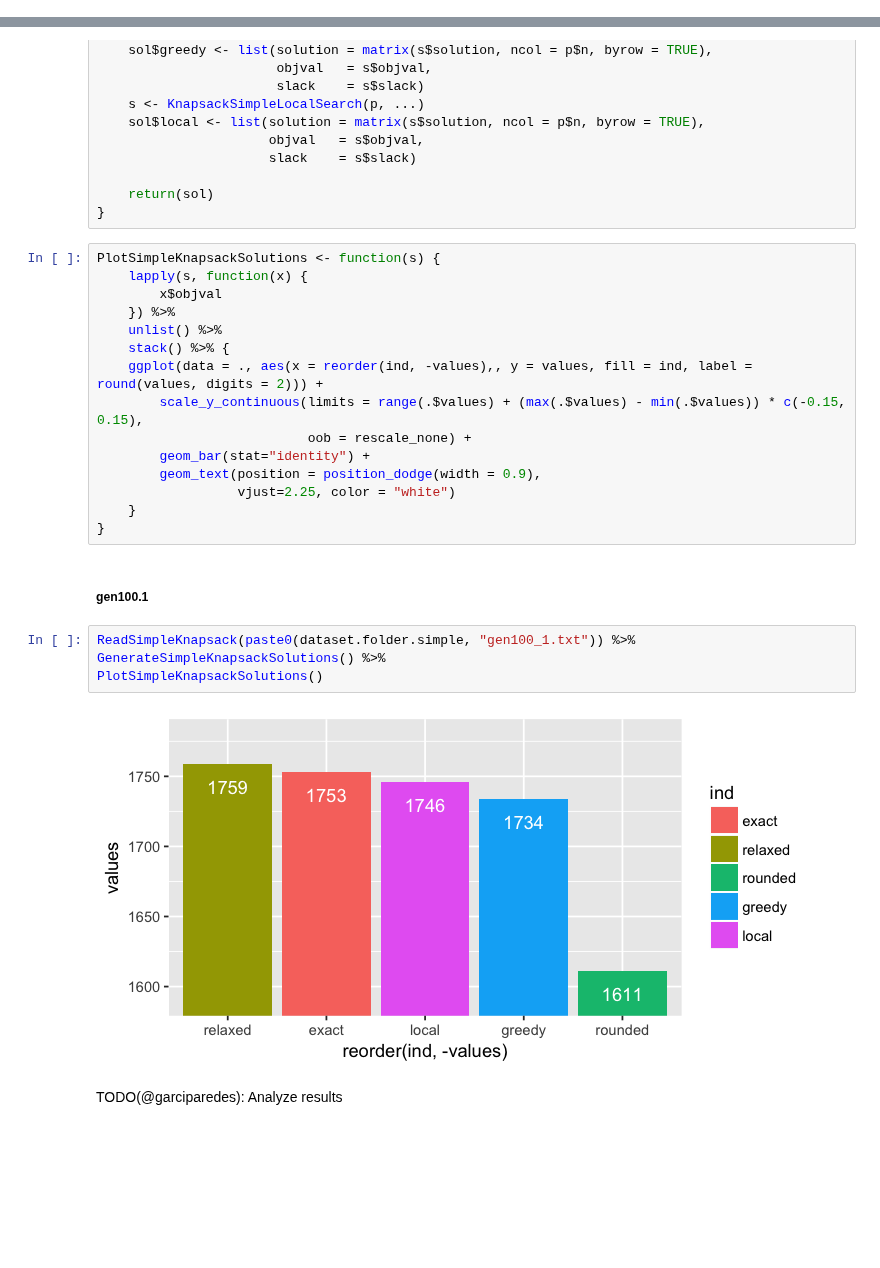
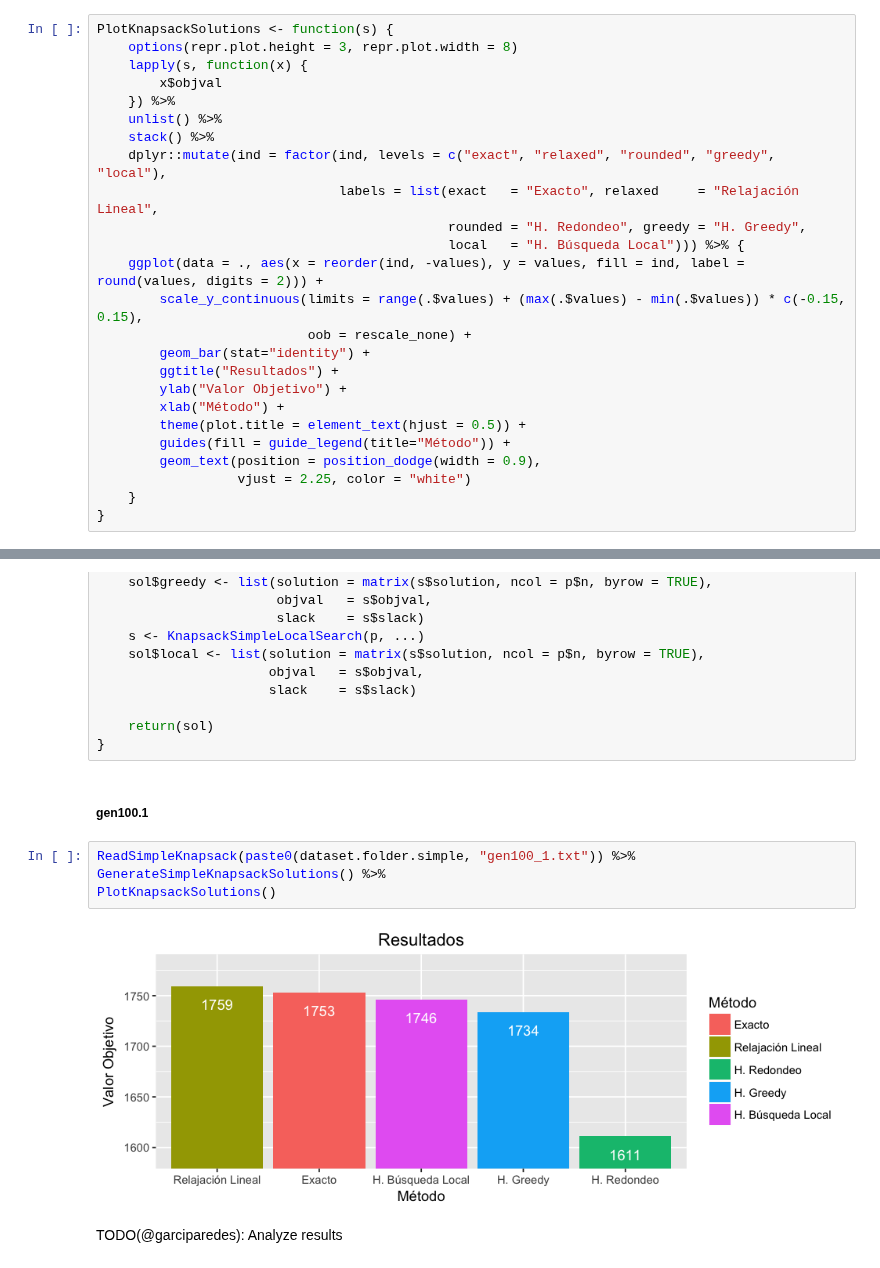
Before and after one commit to garciparedes/integer-programming-heuristics, a Jupyter notebook: integer-programming-knapsack-heuristics.ipynb, the cells around one changed output, grey strips where cells are left out. Drawn from its saved outputs; the diff is of its cells as text; blank space fills up the shorter version.

Commit message:
Done with plotting

```diff
--- a/integer-programming-knapsack-heuristics.ipynb
+++ b/integer-programming-knapsack-heuristics.ipynb
@@ -147,6 +131,31 @@ ReadBinPacking <- function(file.path) {
 Solve <- function(f.obj, f.con, f.dir, f.rhs, ...) {
     Rglpk_solve_LP(f.obj, f.con, f.dir, f.rhs, ...)
 }
+# %%
+PlotKnapsackSolutions <- function(s) {
+    options(repr.plot.height = 3, repr.plot.width = 8)
+    lapply(s, function(x) {
+        x$objval
+    }) %>%
+    unlist() %>%
+    stack() %>%
+    dplyr::mutate(ind = factor(ind, levels = c("exact", "relaxed", "rounded", "greedy", "local"),
+                               labels = list(exact   = "Exacto", relaxed     = "Relajación Lineal",
+                                             rounded = "H. Redondeo", greedy = "H. Greedy",
+                                             local   = "H. Búsqueda Local"))) %>% {
+    ggplot(data = ., aes(x = reorder(ind, -values), y = values, fill = ind, label = round(values, digits = 2))) +
+        scale_y_continuous(limits = range(.$values) + (max(.$values) - min(.$values)) * c(-0.15, 0.15),
+                           oob = rescale_none) +
+        geom_bar(stat="identity") +
+        ggtitle("Resultados") +
+        ylab("Valor Objetivo") +
+        xlab("Método") +
+        theme(plot.title = element_text(hjust = 0.5)) +
+        guides(fill = guide_legend(title="Método")) +
+        geom_text(position = position_dodge(width = 0.9),
+                  vjust = 2.25, color = "white")
+    }
+}
 # %% [markdown]
 ## Problema de la Mochila
 # %% [markdown]
@@ -275,29 +284,14 @@ GenerateSimpleKnapsackSolutions <- function(p, ...) {
 
     return(sol)
 }
-# %%
-PlotSimpleKnapsackSolutions <- function(s) {
-    lapply(s, function(x) {
-        x$objval
-    }) %>%
-    unlist() %>%
-    stack() %>% {
-    ggplot(data = ., aes(x = reorder(ind, -values),, y = values, fill = ind, label = round(values, digits = 2))) +
-        scale_y_continuous(limits = range(.$values) + (max(.$values) - min(.$values)) * c(-0.15, 0.15),
-                           oob = rescale_none) +
-        geom_bar(stat="identity") +
-        geom_text(position = position_dodge(width = 0.9),
-                  vjust=2.25, color = "white")
-    }
-}
 # %% [markdown]
 ##### gen100.1
 # %%
 ReadSimpleKnapsack(paste0(dataset.folder.simple, "gen100_1.txt")) %>%
 GenerateSimpleKnapsackSolutions() %>%
-PlotSimpleKnapsackSolutions()
+PlotKnapsackSolutions()
 # %% [output]
-[figure, old version]
+[figure, new version]
 # %% [markdown]
 TODO(@garciparedes): Analyze results
 # %% [markdown]
```
Also changed, not shown: parts of 45 cells of this notebook.
